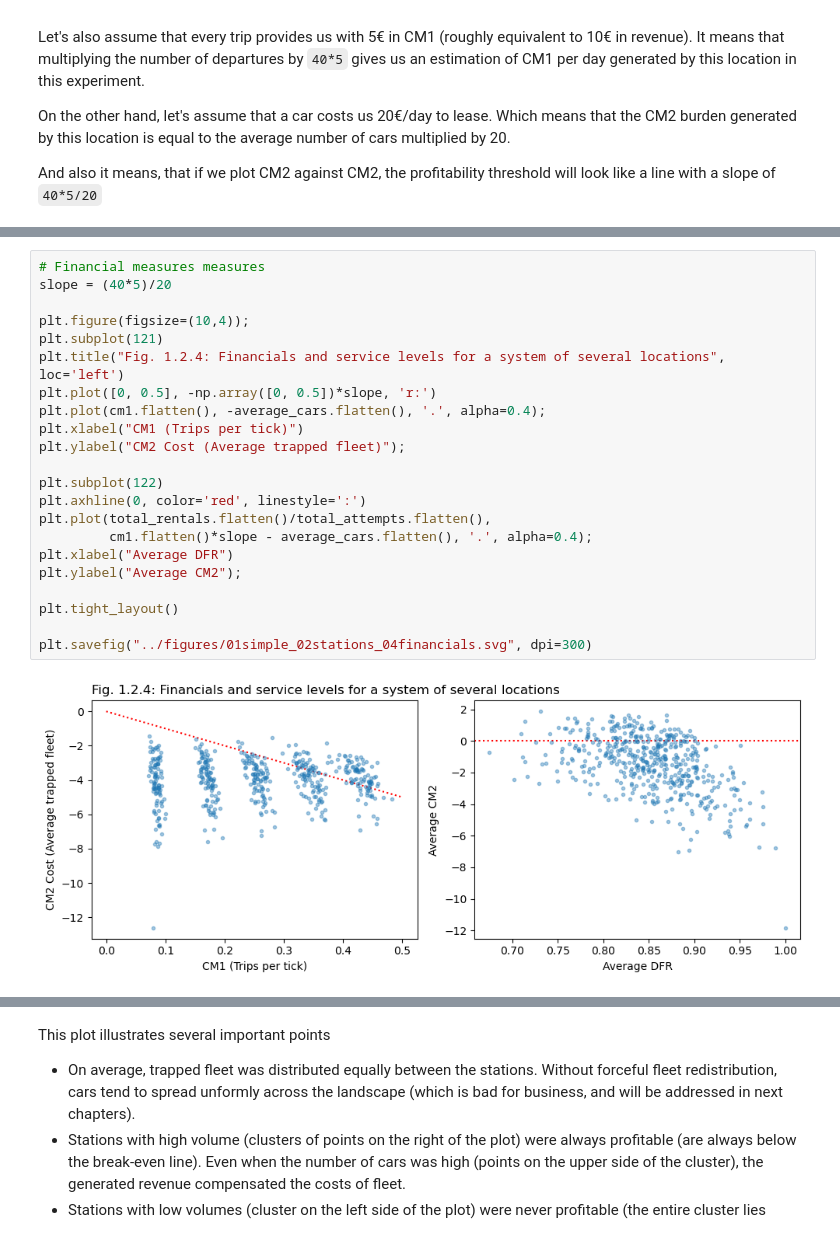
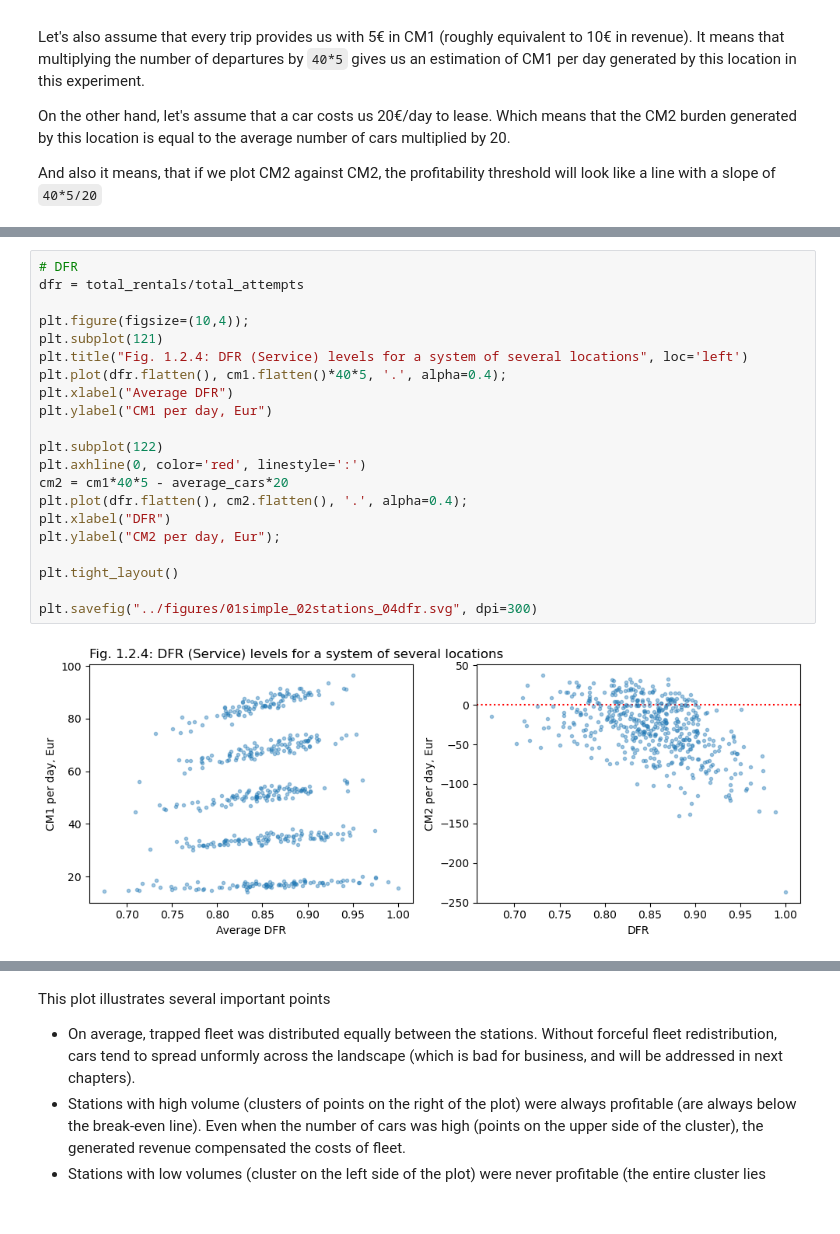
Before and after one commit to khakhalin/carsharing101, a Jupyter notebook: scripts/01natural_02stations.ipynb, the cells around one changed output, grey strips where cells are left out. Cells and saved outputs as stored; diff of their text form.

Commit message:
Started dfr stations

```diff
--- a/scripts/01natural_02stations.ipynb
+++ b/scripts/01natural_02stations.ipynb
@@ -171,24 +171,23 @@ plt.savefig("../figures/01simple_02stations_03financials.svg", dpi=300)
 # %%
-# Financial measures measures
-slope = (40*5)/20
+# DFR
+dfr = total_rentals/total_attempts
 
 plt.figure(figsize=(10,4));
 plt.subplot(121)
-plt.title("Fig. 1.2.4: Financials and service levels for a system of several locations", loc='left')
-plt.plot([0, 0.5], -np.array([0, 0.5])*slope, 'r:')
-plt.plot(cm1.flatten(), -average_cars.flatten(), '.', alpha=0.4);
-plt.xlabel("CM1 (Trips per tick)")
-plt.ylabel("CM2 Cost (Average trapped fleet)");
+plt.title("Fig. 1.2.4: DFR (Service) levels for a system of several locations", loc='left')
+plt.plot(dfr.flatten(), cm1.flatten()*40*5, '.', alpha=0.4);
+plt.xlabel("Average DFR")
+plt.ylabel("CM1 per day, Eur")
 
 plt.subplot(122)
 plt.axhline(0, color='red', linestyle=':')
-plt.plot(total_rentals.flatten()/total_attempts.flatten(),
-         cm1.flatten()*slope - average_cars.flatten(), '.', alpha=0.4);
-plt.xlabel("Average DFR")
-plt.ylabel("Average CM2");
+cm2 = cm1*40*5 - average_cars*20
+plt.plot(dfr.flatten(), cm2.flatten(), '.', alpha=0.4);
+plt.xlabel("DFR")
+plt.ylabel("CM2 per day, Eur");
 
 plt.tight_layout()
 
-plt.savefig("../figures/01simple_02stations_04financials.svg", dpi=300)
+plt.savefig("../figures/01simple_02stations_04dfr.svg", dpi=300)
 # %% [output]
-[figure, old version]
+[figure, new version]
```
Also changed, not shown: parts of 2 cells of this notebook, 4 other files.
